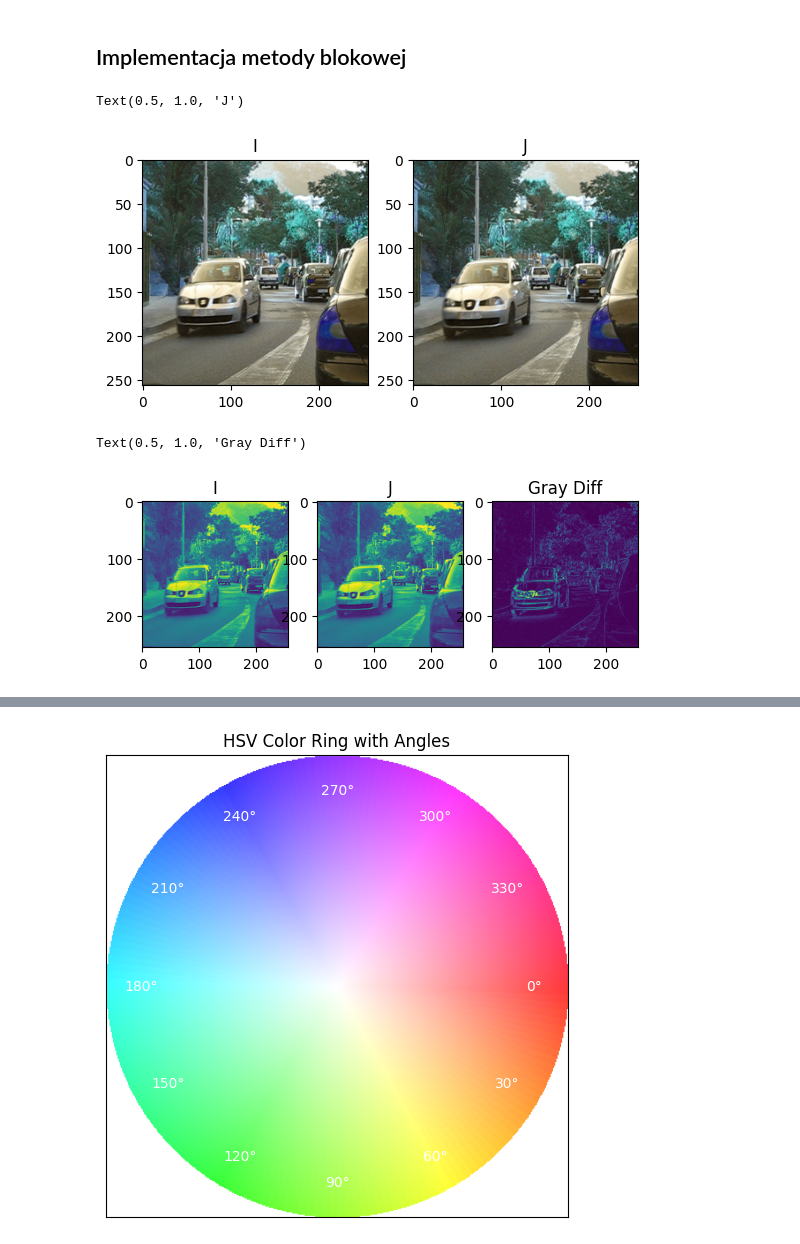
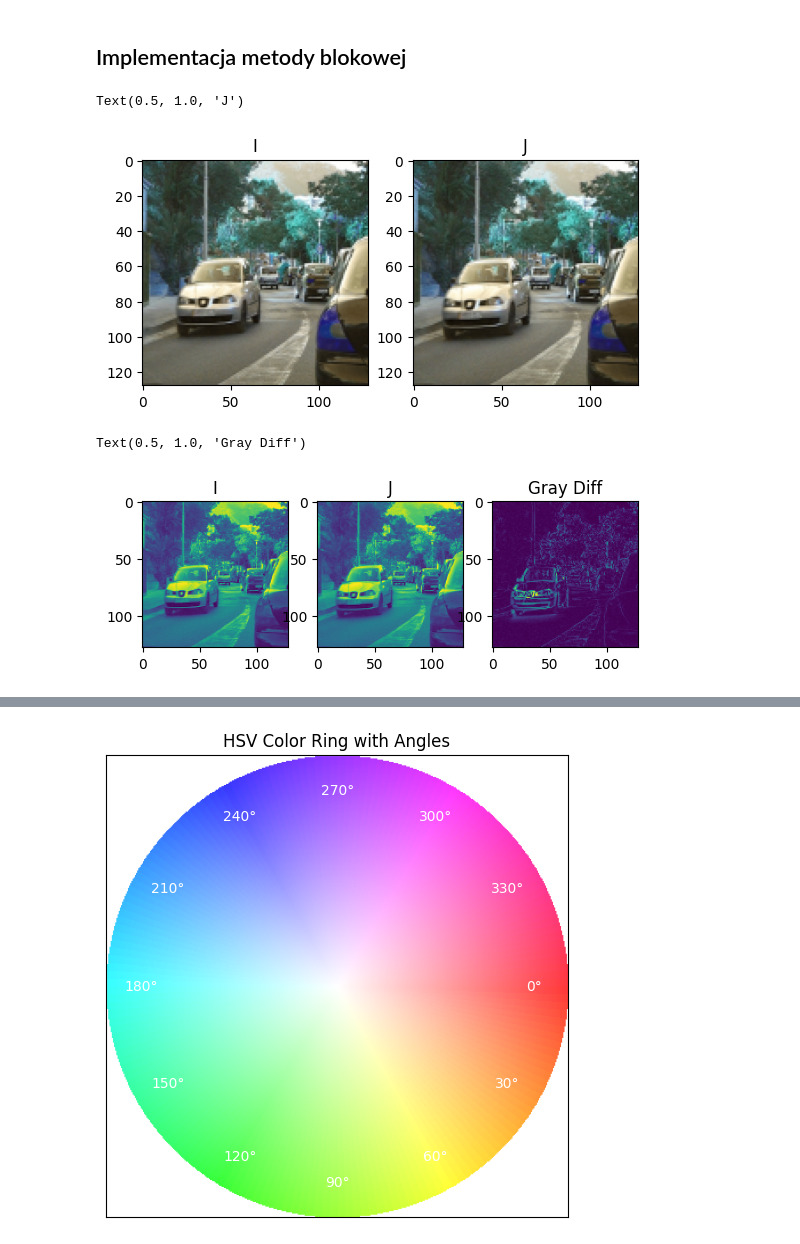
Before and after one commit to jrosa02/ZAW-2025S, a Jupyter notebook: lab04_of/main.ipynb, the cells around one changed output, grey strips where cells are left out. Cells and saved outputs as stored; diff of their text form; code cells hidden in the pictures.

```diff
--- a/lab04_of/main.ipynb
+++ b/lab04_of/main.ipynb
@@ -12,15 +12,21 @@ root_path = ""
 # %%
 I = cv2.imread(root_path + "cm1.png")
 J = cv2.imread(root_path + "cm2.png")
+
+# I = cv2.imread(root_path + "I.jpg")
+# J = cv2.imread(root_path + "J.jpg")
+
+I = cv2.resize(I, None, fx=0.5, fy=0.5)
+J = cv2.resize(J, None, fx=0.5, fy=0.5)
 
 fig, axes = plt.subplots(1, 2)
 axes[0].imshow(I)
 axes[0].set_title("I")
 axes[1].imshow(J)
 axes[1].set_title("J")
 # %% [output]
 Text(0.5, 1.0, 'J')
-[figure, old version]
+[figure, new version]
 # %%
 I_G = cv2.cvtColor(I, cv2.COLOR_BGR2GRAY)
 J_G = cv2.cvtColor(J, cv2.COLOR_BGR2GRAY)
@@ -35,5 +41,5 @@ axes[2].imshow(I_J_diff_G)
 axes[2].set_title("Gray Diff")
 # %% [output]
 Text(0.5, 1.0, 'Gray Diff')
-[figure, old version]
+[figure, new version]
 # %%
```
Also changed, not shown: parts of 5 cells of this notebook.
